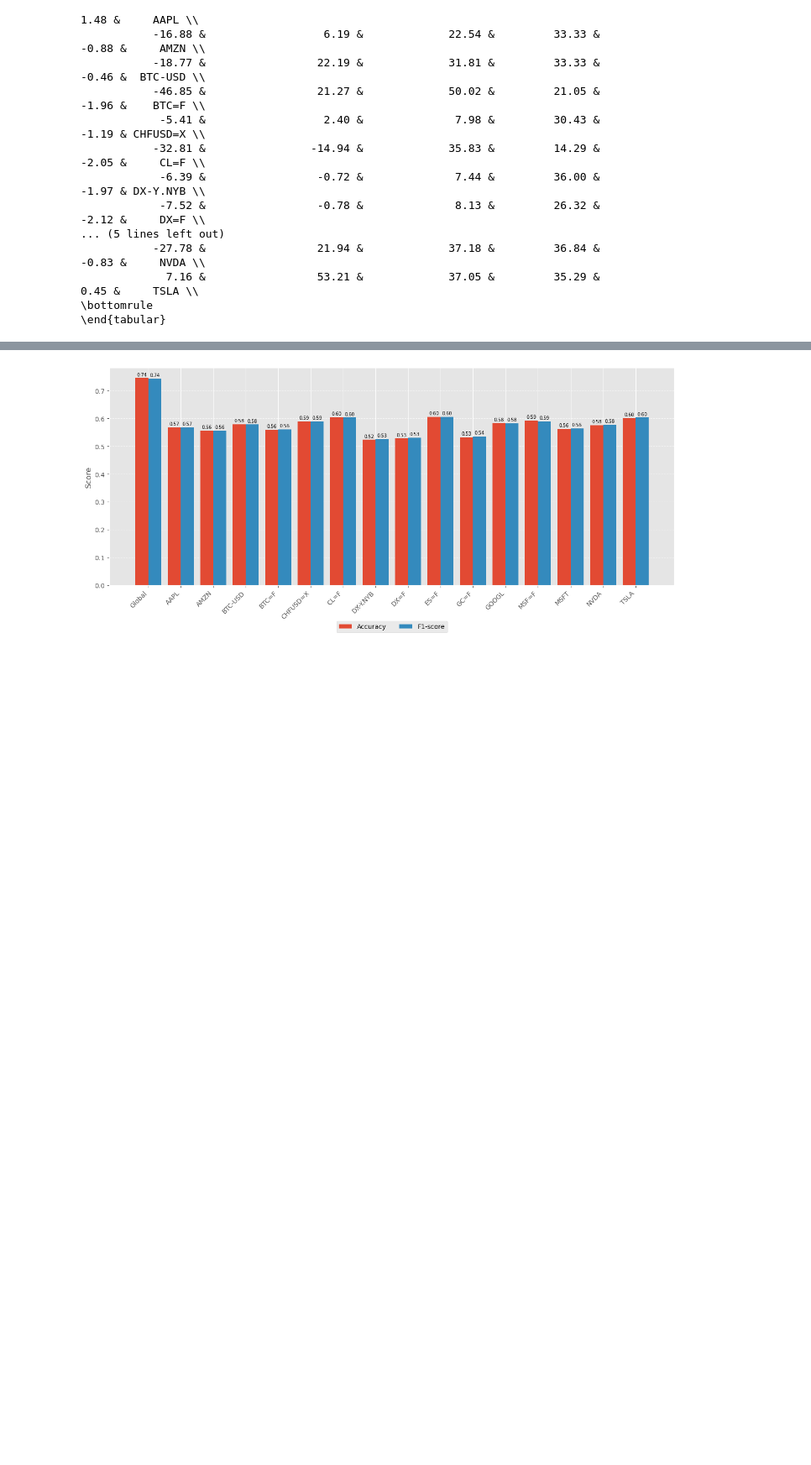
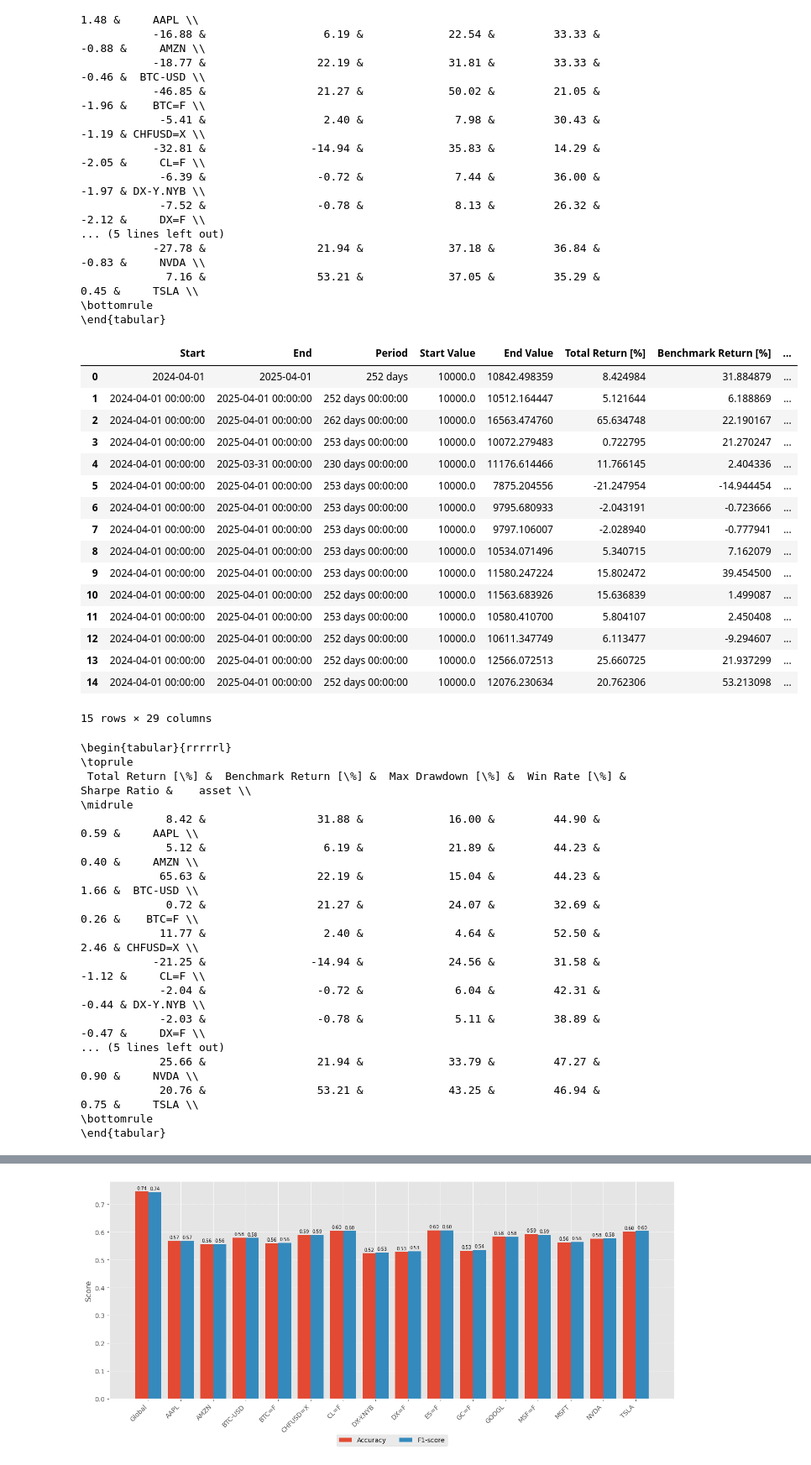
Before and after one commit to fdu11235/REPFS25, a Jupyter notebook: stats_notebook.ipynb, the cells around one changed output, grey strips where cells are left out. Shown at 84% size. Drawn from its saved outputs; the diff is of its cells as text; code cells hidden in the pictures; blank space fills up the shorter version.

```diff
--- a/stats_notebook.ipynb
+++ b/stats_notebook.ipynb
@@ -415,3 +415,60 @@ print(latex_table)
              7.16 &                 53.21 &             37.05 &         35.29 &          0.45 &     TSLA \\
 \bottomrule
 \end{tabular}
+# %%
+df = pd.read_csv("vectorbt_reports/rolling_daily_per_asset.csv")
+display(df)
+
+# Select relevant columns
+selected_columns = [
+    'Total Return [%]',
+    'Benchmark Return [%]',
+    'Max Drawdown [%]',
+    'Win Rate [%]',
+    'Sharpe Ratio',
+    'asset'
+]
+
+# Filter the dataframe
+df_selected = df[selected_columns]
+
+# Convert to LaTeX
+latex_table = df_selected.to_latex(index=False, float_format="%.2f")
+
+# Print or save
+print(latex_table)
+# %% [output]
+|  | Start | End | Period | Start Value | End Value | Total Return [%] | Benchmark Return [%] | ... |
+| 0 | 2024-04-01 | 2025-04-01 | 252 days | 10000.0 | 10842.498359 | 8.424984 | 31.884879 | ... |
+| 1 | 2024-04-01 00:00:00 | 2025-04-01 00:00:00 | 252 days 00:00:00 | 10000.0 | 10512.164447 | 5.121644 | 6.188869 | ... |
+| 2 | 2024-04-01 00:00:00 | 2025-04-01 00:00:00 | 262 days 00:00:00 | 10000.0 | 16563.474760 | 65.634748 | 22.190167 | ... |
+| 3 | 2024-04-01 00:00:00 | 2025-04-01 00:00:00 | 253 days 00:00:00 | 10000.0 | 10072.279483 | 0.722795 | 21.270247 | ... |
+| 4 | 2024-04-01 00:00:00 | 2025-03-31 00:00:00 | 230 days 00:00:00 | 10000.0 | 11176.614466 | 11.766145 | 2.404336 | ... |
+| 5 | 2024-04-01 00:00:00 | 2025-04-01 00:00:00 | 253 days 00:00:00 | 10000.0 | 7875.204556 | -21.247954 | -14.944454 | ... |
+| 6 | 2024-04-01 00:00:00 | 2025-04-01 00:00:00 | 253 days 00:00:00 | 10000.0 | 9795.680933 | -2.043191 | -0.723666 | ... |
+| 7 | 2024-04-01 00:00:00 | 2025-04-01 00:00:00 | 253 days 00:00:00 | 10000.0 | 9797.106007 | -2.028940 | -0.777941 | ... |
+| 8 | 2024-04-01 00:00:00 | 2025-04-01 00:00:00 | 253 days 00:00:00 | 10000.0 | 10534.071496 | 5.340715 | 7.162079 | ... |
+| 9 | 2024-04-01 00:00:00 | 2025-04-01 00:00:00 | 253 days 00:00:00 | 10000.0 | 11580.247224 | 15.802472 | 39.454500 | ... |
+| 10 | 2024-04-01 00:00:00 | 2025-04-01 00:00:00 | 252 days 00:00:00 | 10000.0 | 11563.683926 | 15.636839 | 1.499087 | ... |
+| 11 | 2024-04-01 00:00:00 | 2025-04-01 00:00:00 | 253 days 00:00:00 | 10000.0 | 10580.410700 | 5.804107 | 2.450408 | ... |
+| 12 | 2024-04-01 00:00:00 | 2025-04-01 00:00:00 | 252 days 00:00:00 | 10000.0 | 10611.347749 | 6.113477 | -9.294607 | ... |
+| 13 | 2024-04-01 00:00:00 | 2025-04-01 00:00:00 | 252 days 00:00:00 | 10000.0 | 12566.072513 | 25.660725 | 21.937299 | ... |
+| 14 | 2024-04-01 00:00:00 | 2025-04-01 00:00:00 | 252 days 00:00:00 | 10000.0 | 12076.230634 | 20.762306 | 53.213098 | ... |
+15 rows × 29 columns
+\begin{tabular}{rrrrrl}
+\toprule
+ Total Return [\%] &  Benchmark Return [\%] &  Max Drawdown [\%] &  Win Rate [\%] &  Sharpe Ratio &    asset \\
+\midrule
+             8.42 &                 31.88 &             16.00 &         44.90 &          0.59 &     AAPL \\
+             5.12 &                  6.19 &             21.89 &         44.23 &          0.40 &     AMZN \\
+            65.63 &                 22.19 &             15.04 &         44.23 &          1.66 &  BTC-USD \\
+             0.72 &                 21.27 &             24.07 &         32.69 &          0.26 &    BTC=F \\
+            11.77 &                  2.40 &              4.64 &         52.50 &          2.46 & CHFUSD=X \\
+           -21.25 &                -14.94 &             24.56 &         31.58 &         -1.12 &     CL=F \\
+            -2.04 &                 -0.72 &              6.04 &         42.31 &         -0.44 & DX-Y.NYB \\
+            -2.03 &                 -0.78 &              5.11 &         38.89 &         -0.47 &     DX=F \\
+... (5 lines left out)
+            25.66 &                 21.94 &             33.79 &         47.27 &          0.90 &     NVDA \\
+            20.76 &                 53.21 &             43.25 &         46.94 &          0.75 &     TSLA \\
+\bottomrule
+\end{tabular}
```
Also changed, not shown: parts of 5 cells of this notebook.
